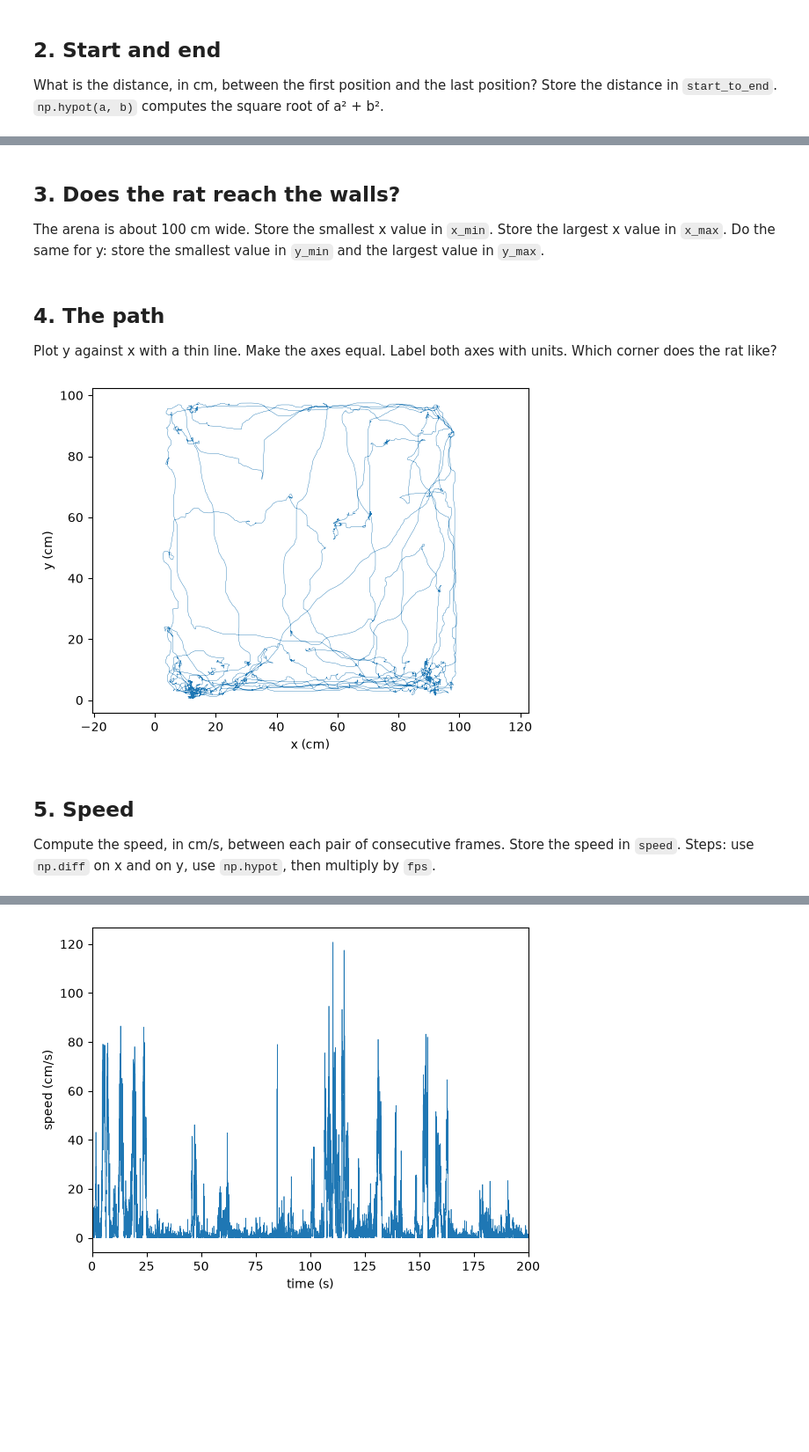
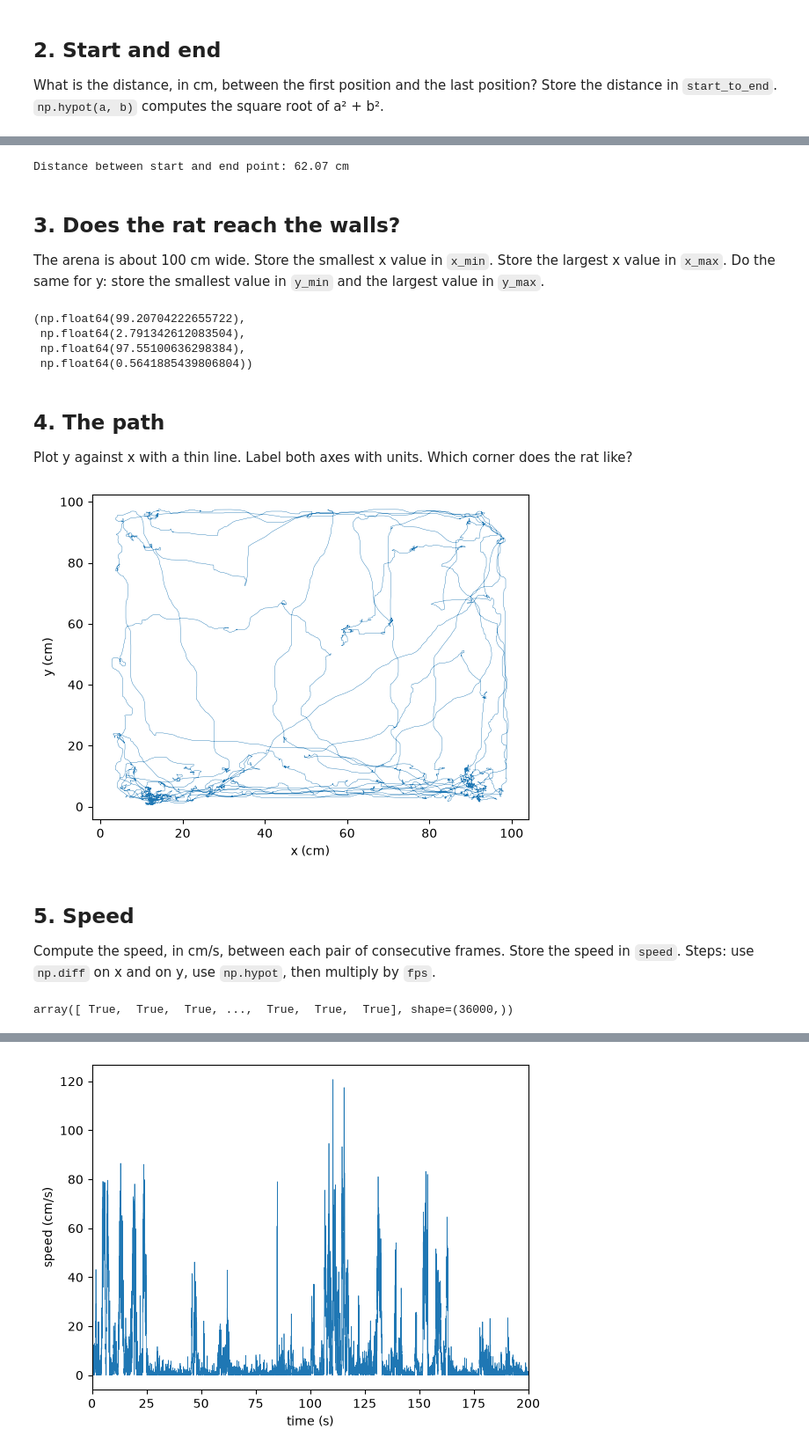
Before and after one commit to FelipeCybis/python-bootcamp-master-AIRE-2026, a Jupyter notebook: practicals/01_where_did_the_rat_go.ipynb, the cells around one changed output, grey strips where cells are left out. Shown at 88% size. Saved outputs shown, nothing was run; the diff lists cells and outputs as text; code cells hidden in the pictures; blank space fills up the shorter version.

```diff
--- a/practicals/01_where_did_the_rat_go.ipynb
+++ b/practicals/01_where_did_the_rat_go.ipynb
@@ -81,5 +84,8 @@ start_to_end = np.hypot(body_x[-1] - body_x[0], body_y[-1] - body_y[0])
 # %%
 assert np.isclose(start_to_end, 62.07, atol=0.1), "distance between the first and the last frame"
+print(f"Distance between start and end point: {start_to_end:.2f} cm")
+# %% [output]
+Distance between start and end point: 62.07 cm
 # %% [markdown]
 ## 3. Does the rat reach the walls?
 
@@ -90,18 +96,23 @@ y_min, y_max = body_y.min(), body_y.max()
 # %%
 assert x_max - x_min > 90 and y_max - y_min > 90, "the rat visits all of the arena"
 assert x_min < 5 and y_min < 5
+x_max, x_min, y_max, y_min
+# %% [output]
+(np.float64(99.20704222655722),
+ np.float64(2.791342612083504),
+ np.float64(97.55100636298384),
+ np.float64(0.5641885439806804))
 # %% [markdown]
 ## 4. The path
 
-Plot y against x with a thin line. Make the axes equal. Label both axes with units. Which corner does the rat like?
+Plot y against x with a thin line. Label both axes with units. Which corner does the rat like?
 # %%
 plt.plot(body_x, body_y, linewidth=0.3)
 plt.xlabel("x (cm)")
 plt.ylabel("y (cm)")
-plt.axis("equal")
 plt.show()
 # %% [output]
-[figure, old version]
+[figure, new version]
 # %% [markdown]
 ## 5. Speed
 
@@ -114,6 +125,10 @@ speed = np.hypot(dx, dy) * fps
 assert speed.shape == (36000,), "one speed per pair of frames"
 assert np.isclose(np.median(speed), 1.205, atol=0.01), "did you multiply by fps?"
 assert np.isclose(speed.max(), 120.75, atol=0.1)
+speed_sqrt = np.sqrt(dx ** 2 + dy ** 2) * fps
+np.isclose(speed, speed_sqrt)
+# %% [output]
+array([ True,  True,  True, ...,  True,  True,  True], shape=(36000,))
 # %% [markdown]
 ## 6. A time axis
 
```
Also changed, not shown: parts of 7 cells of this notebook, 10 other files.
